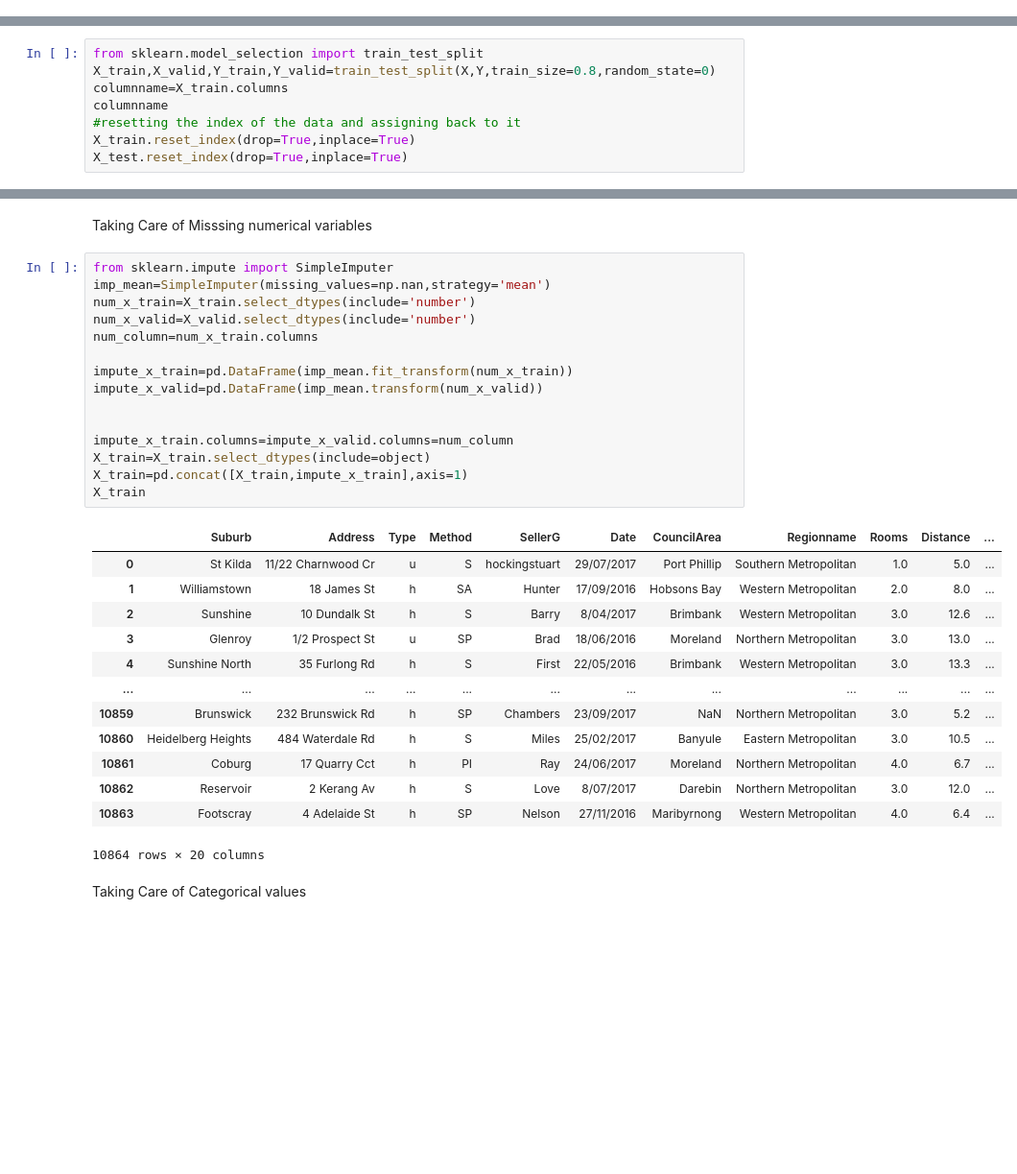
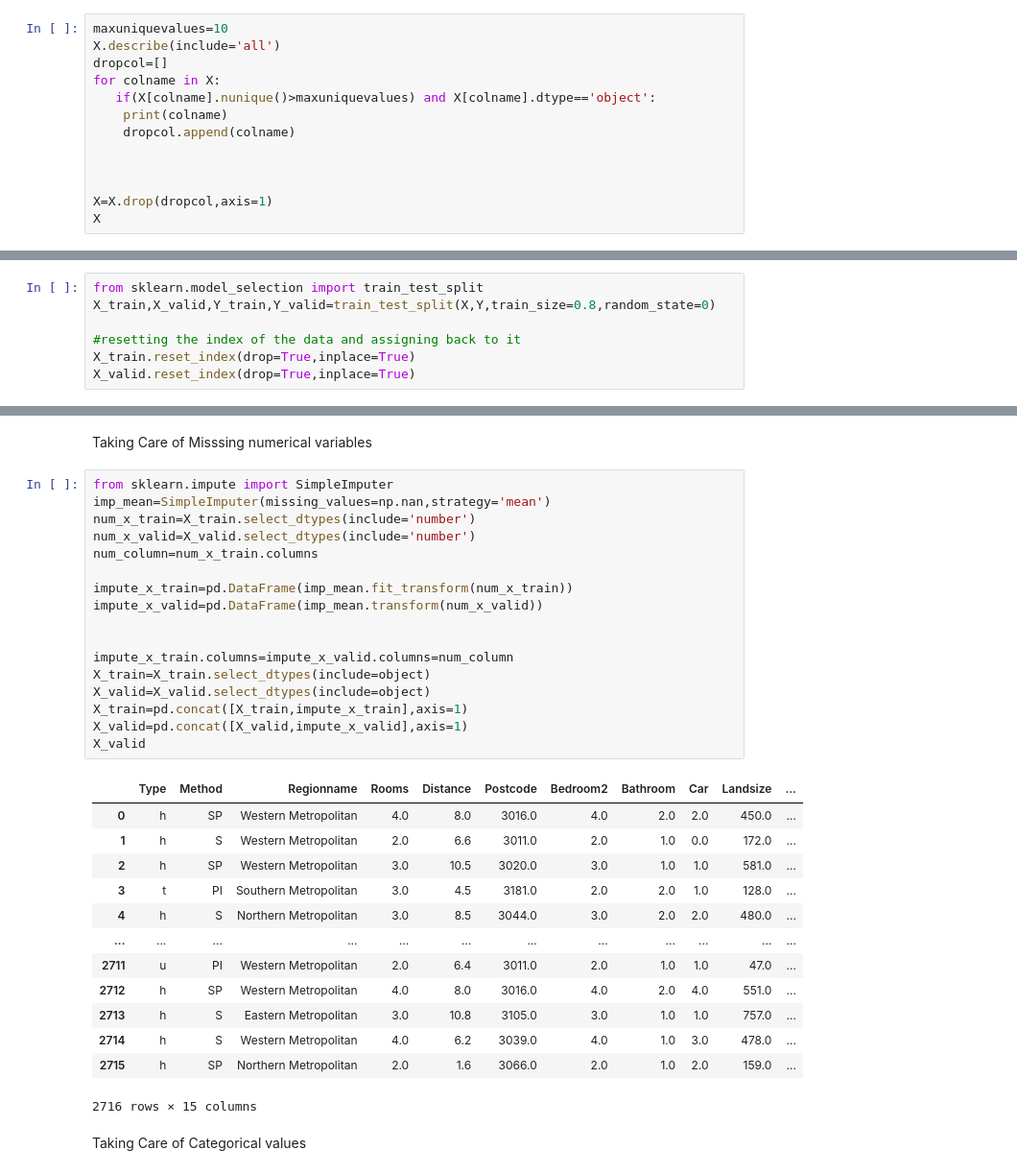
Before and after one commit to Senjucasie/HousePricePrediction, a Jupyter notebook: Takingcareof categorical values/CategoricalVariables.ipynb, the cells around one changed output, grey strips where cells are left out. Shown at 96% size. Cells and saved outputs as stored; diff of their text form; blank space fills up the shorter version.

```diff
--- a/Takingcareof categorical values/CategoricalVariables.ipynb
+++ b/Takingcareof categorical values/CategoricalVariables.ipynb
@@ -17,0 +26,13 @@ X.head()
+# %%
+maxuniquevalues=10
+X.describe(include='all')
+dropcol=[]
+for colname in X:
+   if(X[colname].nunique()>maxuniquevalues) and X[colname].dtype=='object':
+    print(colname)
+    dropcol.append(colname)
+
+
+
+X=X.drop(dropcol,axis=1)
+X
@@ -20,11 +60,10 @@ Splitting the data in to training and validation
 # %%
 from sklearn.model_selection import train_test_split
 X_train,X_valid,Y_train,Y_valid=train_test_split(X,Y,train_size=0.8,random_state=0)
-columnname=X_train.columns
-columnname
+
 #resetting the index of the data and assigning back to it
 X_train.reset_index(drop=True,inplace=True)
-X_test.reset_index(drop=True,inplace=True)
+X_valid.reset_index(drop=True,inplace=True)
 # %% [markdown]
 Function to Calculate the Accuracy of the model
 # %%
@@ -40,32 +79,34 @@ Taking Care of Misssing numerical variables
 # %%
 from sklearn.impute import SimpleImputer
 imp_mean=SimpleImputer(missing_values=np.nan,strategy='mean')
 num_x_train=X_train.select_dtypes(include='number')
 num_x_valid=X_valid.select_dtypes(include='number')
 num_column=num_x_train.columns
 
 impute_x_train=pd.DataFrame(imp_mean.fit_transform(num_x_train))
 impute_x_valid=pd.DataFrame(imp_mean.transform(num_x_valid))
 
 
 impute_x_train.columns=impute_x_valid.columns=num_column
 X_train=X_train.select_dtypes(include=object)
+X_valid=X_valid.select_dtypes(include=object)
 X_train=pd.concat([X_train,impute_x_train],axis=1)
-X_train
+X_valid=pd.concat([X_valid,impute_x_valid],axis=1)
+X_valid
 # %% [output]
-|  | Suburb | Address | Type | Method | SellerG | Date | CouncilArea | Regionname | Rooms | Distance | ... |
-| 0 | St Kilda | 11/22 Charnwood Cr | u | S | hockingstuart | 29/07/2017 | Port Phillip | Southern Metropolitan | 1.0 | 5.0 | ... |
-| 1 | Williamstown | 18 James St | h | SA | Hunter | 17/09/2016 | Hobsons Bay | Western Metropolitan | 2.0 | 8.0 | ... |
-| 2 | Sunshine | 10 Dundalk St | h | S | Barry | 8/04/2017 | Brimbank | Western Metropolitan | 3.0 | 12.6 | ... |
-| 3 | Glenroy | 1/2 Prospect St | u | SP | Brad | 18/06/2016 | Moreland | Northern Metropolitan | 3.0 | 13.0 | ... |
-| 4 | Sunshine North | 35 Furlong Rd | h | S | First | 22/05/2016 | Brimbank | Western Metropolitan | 3.0 | 13.3 | ... |
+|  | Type | Method | Regionname | Rooms | Distance | Postcode | Bedroom2 | Bathroom | Car | Landsize | ... |
+| 0 | h | SP | Western Metropolitan | 4.0 | 8.0 | 3016.0 | 4.0 | 2.0 | 2.0 | 450.0 | ... |
+| 1 | h | S | Western Metropolitan | 2.0 | 6.6 | 3011.0 | 2.0 | 1.0 | 0.0 | 172.0 | ... |
+| 2 | h | SP | Western Metropolitan | 3.0 | 10.5 | 3020.0 | 3.0 | 1.0 | 1.0 | 581.0 | ... |
+| 3 | t | PI | Southern Metropolitan | 3.0 | 4.5 | 3181.0 | 2.0 | 2.0 | 1.0 | 128.0 | ... |
+| 4 | h | S | Northern Metropolitan | 3.0 | 8.5 | 3044.0 | 3.0 | 2.0 | 2.0 | 480.0 | ... |
 | ... | ... | ... | ... | ... | ... | ... | ... | ... | ... | ... | ... |
-| 10859 | Brunswick | 232 Brunswick Rd | h | SP | Chambers | 23/09/2017 | NaN | Northern Metropolitan | 3.0 | 5.2 | ... |
-| 10860 | Heidelberg Heights | 484 Waterdale Rd | h | S | Miles | 25/02/2017 | Banyule | Eastern Metropolitan | 3.0 | 10.5 | ... |
-| 10861 | Coburg | 17 Quarry Cct | h | PI | Ray | 24/06/2017 | Moreland | Northern Metropolitan | 4.0 | 6.7 | ... |
-| 10862 | Reservoir | 2 Kerang Av | h | S | Love | 8/07/2017 | Darebin | Northern Metropolitan | 3.0 | 12.0 | ... |
-| 10863 | Footscray | 4 Adelaide St | h | SP | Nelson | 27/11/2016 | Maribyrnong | Western Metropolitan | 4.0 | 6.4 | ... |
+| 2711 | u | PI | Western Metropolitan | 2.0 | 6.4 | 3011.0 | 2.0 | 1.0 | 1.0 | 47.0 | ... |
+| 2712 | h | SP | Western Metropolitan | 4.0 | 8.0 | 3016.0 | 4.0 | 2.0 | 4.0 | 551.0 | ... |
+| 2713 | h | S | Eastern Metropolitan | 3.0 | 10.8 | 3105.0 | 3.0 | 1.0 | 1.0 | 757.0 | ... |
+| 2714 | h | S | Western Metropolitan | 4.0 | 6.2 | 3039.0 | 4.0 | 1.0 | 3.0 | 478.0 | ... |
+| 2715 | h | SP | Northern Metropolitan | 2.0 | 1.6 | 3066.0 | 2.0 | 1.0 | 2.0 | 159.0 | ... |
-10864 rows × 20 columns
+2716 rows × 15 columns
 # %% [markdown]
 Taking Care of Categorical values
 # %% [markdown]
```
Also changed, not shown: parts of 6 cells of this notebook.
